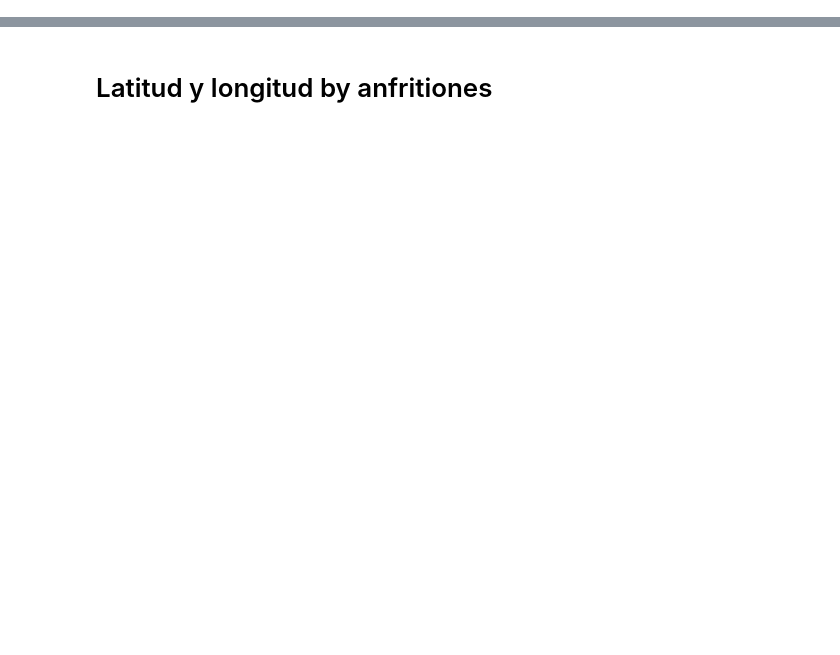
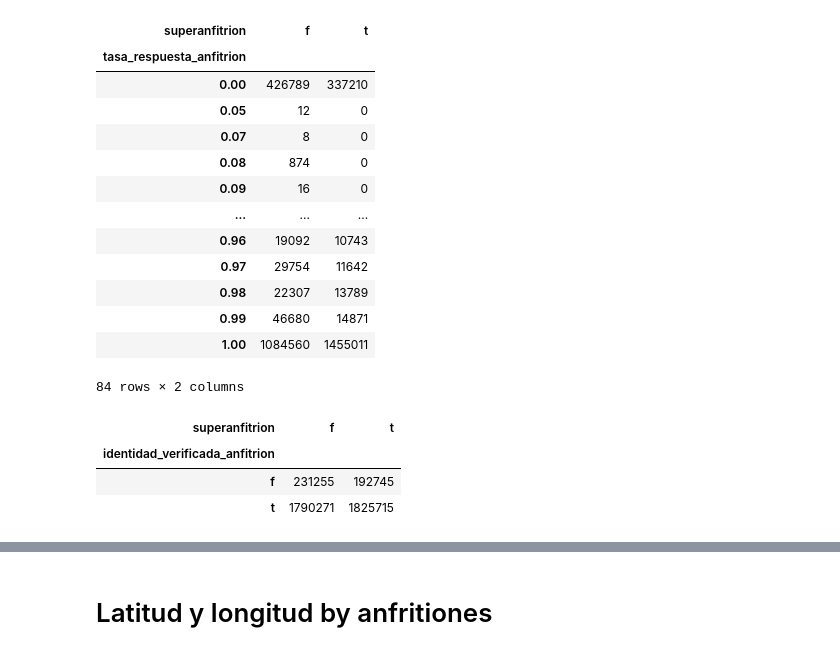
Before and after one commit to DayeMorga28/Airbnb_project, a Jupyter notebook: Airbnb_Modelado.ipynb, the cells around one changed output, grey strips where cells are left out. Cells and saved outputs as stored; diff of their text form; code cells hidden in the pictures; blank space fills up the shorter version.

```diff
--- a/Airbnb_Modelado.ipynb
+++ b/Airbnb_Modelado.ipynb
@@ -67,10 +114,30 @@ crosstab
 # %%
 # Graficación de alojamientos acumulados por ciudad y superanfitrion
-crosstab = pd.crosstab(df_airbnb['tasa_respuesta_anfitrion'], df_airbnb['superanfitrion'])
+crosstab = pd.crosstab(df_comentarios_merges['tasa_respuesta_anfitrion'], df_comentarios_merges['superanfitrion'])
 crosstab
+# %% [output]
+| superanfitrion | f | t |
+| tasa_respuesta_anfitrion |  |  |
+| 0.00 | 426789 | 337210 |
+| 0.05 | 12 | 0 |
+| 0.07 | 8 | 0 |
+| 0.08 | 874 | 0 |
+| 0.09 | 16 | 0 |
+| ... | ... | ... |
+| 0.96 | 19092 | 10743 |
+| 0.97 | 29754 | 11642 |
+| 0.98 | 22307 | 13789 |
+| 0.99 | 46680 | 14871 |
+| 1.00 | 1084560 | 1455011 |
+84 rows × 2 columns
 # %%
 # Graficación de identidad verificada del anfitrion y superanfitrion
-crosstab = pd.crosstab(df_airbnb['identidad_verificada_anfitrion'], df_airbnb['superanfitrion'])
+crosstab = pd.crosstab(df_comentarios_merges['identidad_verificada_anfitrion'], df_comentarios_merges['superanfitrion'])
 crosstab
+# %% [output]
+| superanfitrion | f | t |
+| identidad_verificada_anfitrion |  |  |
+| f | 231255 | 192745 |
+| t | 1790271 | 1825715 |
 # %%
 # Graficación de tipo de propiedad y superanfitrion
```
Also changed, not shown: parts of 37 cells of this notebook, 3 other files.
